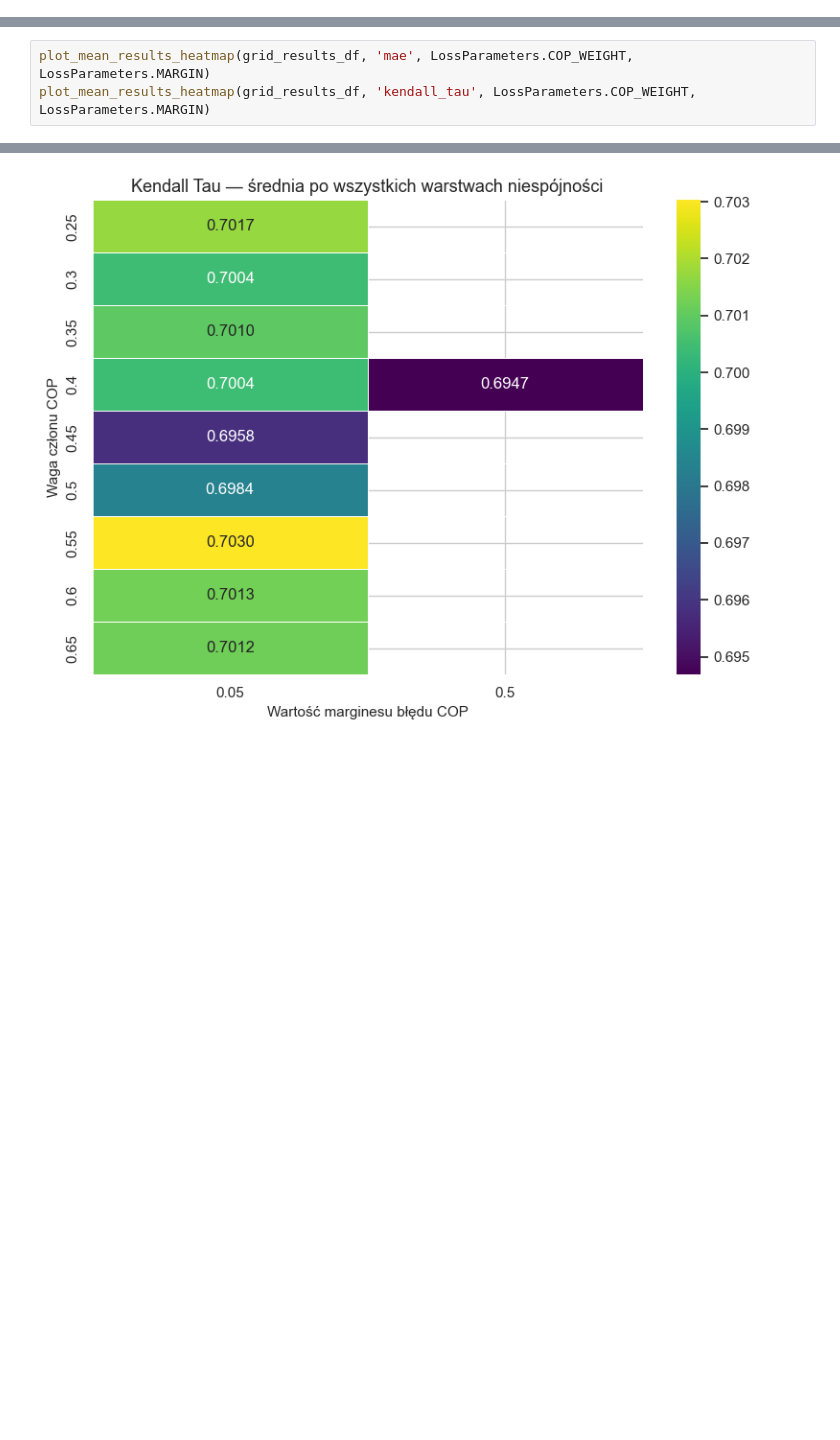
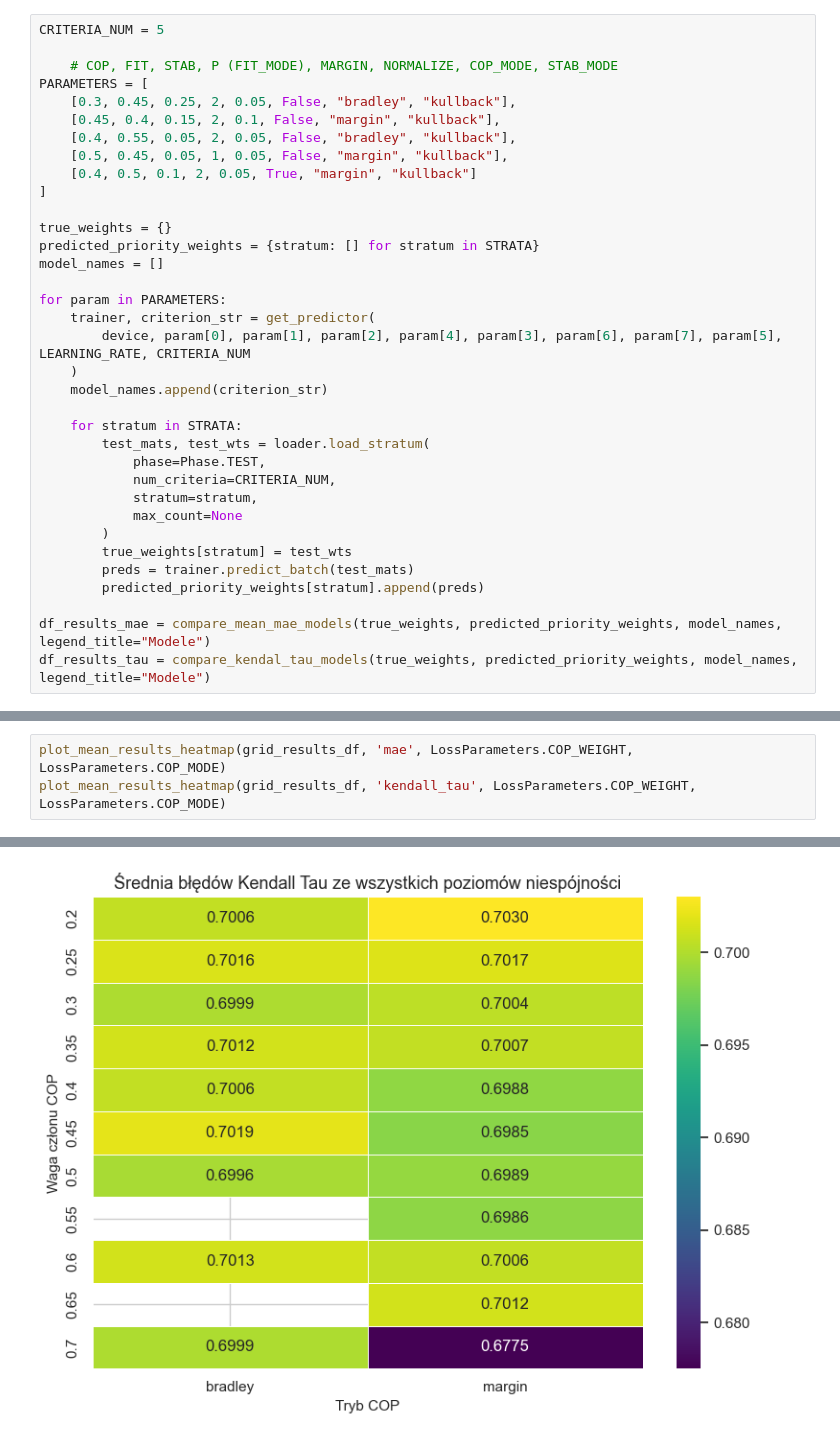
Before and after one commit to KonradHD/NN-preference-modeling, a Jupyter notebook: MC_dense_results.ipynb, the cells around one changed output, grey strips where cells are left out. Drawn from its saved outputs; the diff is of its cells as text; blank space fills up the shorter version.

Commit message:
full results intro

```diff
--- a/MC_dense_results.ipynb
+++ b/MC_dense_results.ipynb
@@ -121,0 +38,35 @@ viz.display_learning_metric(history, 'mse', 'Dense MC')
+# %%
+CRITERIA_NUM = 5
+
+    # COP, FIT, STAB, P (FIT_MODE), MARGIN, NORMALIZE, COP_MODE, STAB_MODE
+PARAMETERS = [
+    [0.3, 0.45, 0.25, 2, 0.05, False, "bradley", "kullback"],
+    [0.45, 0.4, 0.15, 2, 0.1, False, "margin", "kullback"],
+    [0.4, 0.55, 0.05, 2, 0.05, False, "bradley", "kullback"],
+    [0.5, 0.45, 0.05, 1, 0.05, False, "margin", "kullback"],
+    [0.4, 0.5, 0.1, 2, 0.05, True, "margin", "kullback"]
+]
+
+true_weights = {}
+predicted_priority_weights = {stratum: [] for stratum in STRATA}
+model_names = []
+
+for param in PARAMETERS:
+    trainer, criterion_str = get_predictor(
+        device, param[0], param[1], param[2], param[4], param[3], param[6], param[7], param[5], LEARNING_RATE, CRITERIA_NUM
+    )
+    model_names.append(criterion_str)
+
+    for stratum in STRATA:
+        test_mats, test_wts = loader.load_stratum(
+            phase=Phase.TEST,
+            num_criteria=CRITERIA_NUM,
+            stratum=stratum,
+            max_count=None
+        )
+        true_weights[stratum] = test_wts
+        preds = trainer.predict_batch(test_mats)
+        predicted_priority_weights[stratum].append(preds)
+
+df_results_mae = compare_mean_mae_models(true_weights, predicted_priority_weights, model_names, legend_title="Modele")
+df_results_tau = compare_kendal_tau_models(true_weights, predicted_priority_weights, model_names, legend_title="Modele")
@@ -557,4 +212,4 @@ plot_mean_results_heatmap(grid_results_df, 'kendall_tau', LossParameters.FIT_WEI
 # %%
-plot_mean_results_heatmap(grid_results_df, 'mae', LossParameters.COP_WEIGHT, LossParameters.MARGIN)
-plot_mean_results_heatmap(grid_results_df, 'kendall_tau', LossParameters.COP_WEIGHT, LossParameters.MARGIN)
+plot_mean_results_heatmap(grid_results_df, 'mae', LossParameters.COP_WEIGHT, LossParameters.COP_MODE)
+plot_mean_results_heatmap(grid_results_df, 'kendall_tau', LossParameters.COP_WEIGHT, LossParameters.COP_MODE)
 # %% [output]
@@ -562 +217 @@ plot_mean_results_heatmap(grid_results_df, 'kendall_tau', LossParameters.COP_WEI
-[figure, old version]
+[figure, new version]
```
Also changed, not shown: parts of 36 cells of this notebook, 30 other files.
